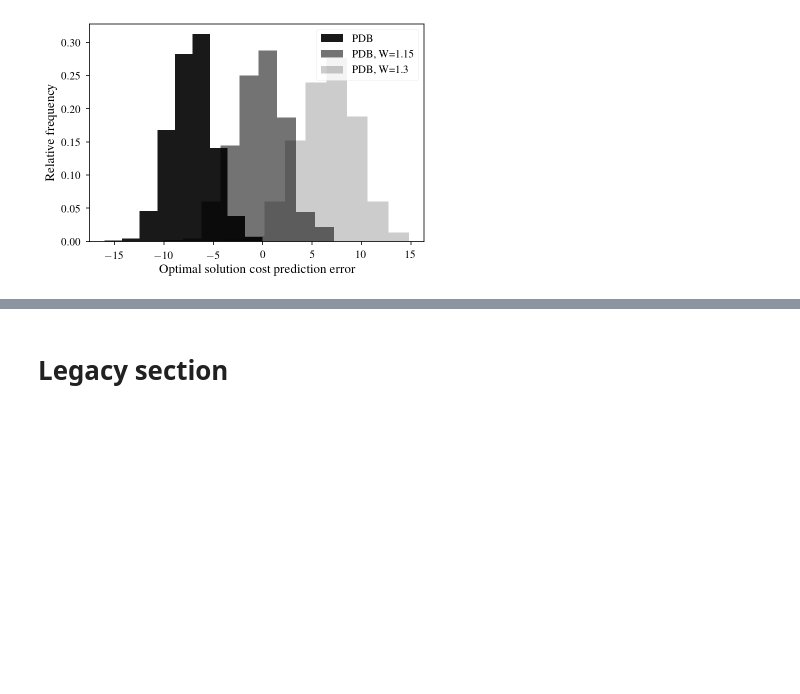
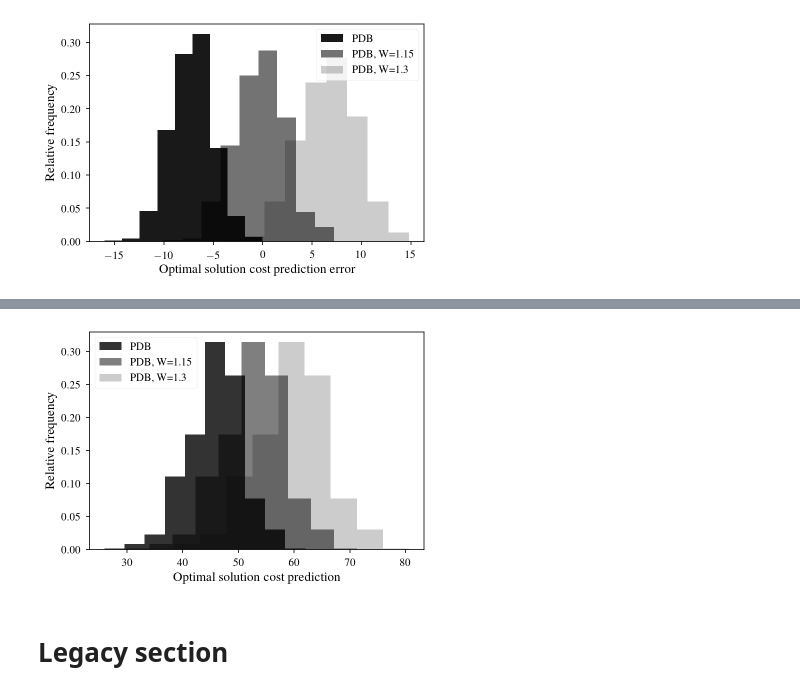
Before and after one commit to vcahlik/fifteen-puzzle, a Jupyter notebook: prototype/notebooks/ANNHeuristicBenchmarks/v3/AllHeuristicsBenchmarkFinal.ipynb, the cells around one changed output, grey strips where cells are left out. Cells and saved outputs as stored; diff of their text form; code cells hidden in the pictures; blank space fills up the shorter version.

```diff
--- a/prototype/notebooks/ANNHeuristicBenchmarks/v3/AllHeuristicsBenchmarkFinal.ipynb
+++ b/prototype/notebooks/ANNHeuristicBenchmarks/v3/AllHeuristicsBenchmarkFinal.ipynb
@@ -436,3 +507,28 @@ f.savefig("pdb-prediction-error-histogram.pdf", bbox_inches='tight')
+# %%
+f = plt.figure()
+
+values = pdb_results_complete.INITIAL_HEURISTIC_PREDICTION
+weights = np.ones_like(values) / float(len(values))
+plt.hist(values, bins=10, weights=weights, color='k', alpha=0.8, label=r"PDB")
+
+values = pdb115_results_complete.INITIAL_HEURISTIC_PREDICTION
+weights = np.ones_like(values) / float(len(values))
+plt.hist(values, bins=10, weights=weights, color='k', alpha=0.5, label=r"PDB, W=1.15")
+
+values = pdb13_results_complete.INITIAL_HEURISTIC_PREDICTION
+weights = np.ones_like(values) / float(len(values))
+plt.hist(values, bins=10, weights=weights, color='k', alpha=0.2, label=r"PDB, W=1.3")
+
+plt.xlabel('Optimal solution cost prediction', fontsize=13)
+plt.ylabel('Relative frequency', fontsize=13)
+plt.xticks(fontsize=11)
+plt.yticks(fontsize=11)
+
+plt.legend(fontsize=11)
+
+f.savefig("pdb-prediction-histogram.pdf", bbox_inches='tight')
+# %% [output]
+[figure, added]
 # %% [markdown]
 # Legacy section
 # %%
```
Also changed, not shown: parts of 17 cells of this notebook.
